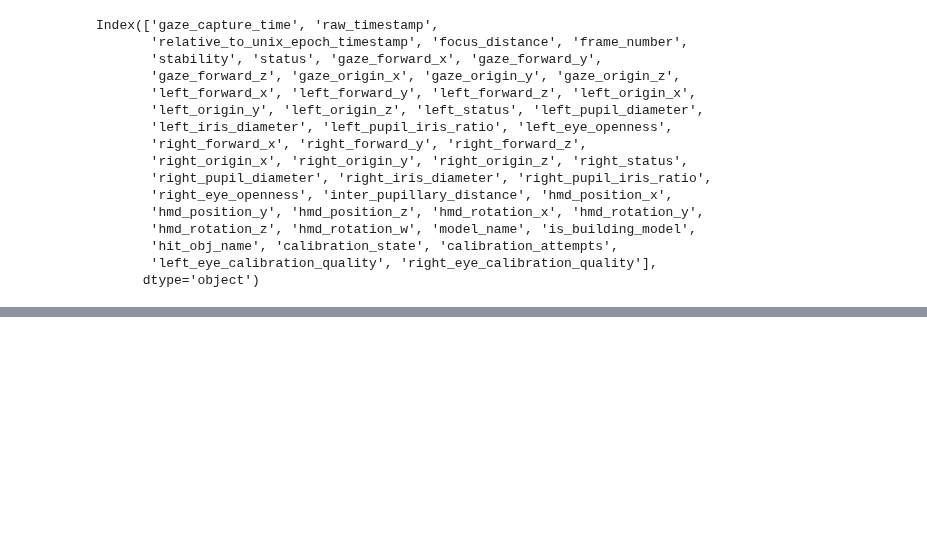
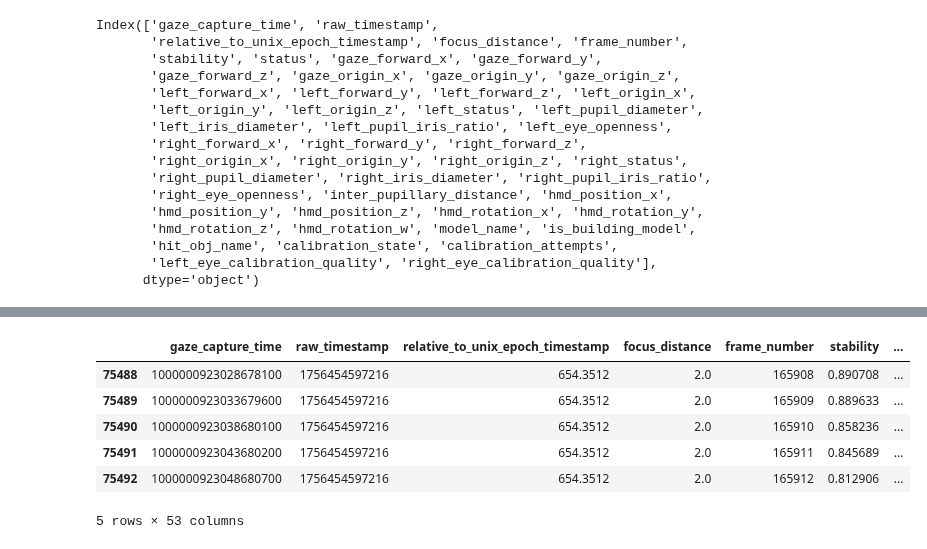
Before and after one commit to JohnMadrid/lego-vr-analysis, a Jupyter notebook: model_gazes.ipynb, the cells around one changed output, grey strips where cells are left out. Cells and saved outputs as stored; diff of their text form; code cells hidden in the pictures; blank space fills up the shorter version.

```diff
--- a/model_gazes.ipynb
+++ b/model_gazes.ipynb
@@ -49,3 +90,52 @@ Index(['gaze_capture_time', 'raw_timestamp',
+# %%
+# Filter rows and make a copy to avoid SettingWithCopyWarning
+df = df[(df["model_name"] != "TM") & (df["is_building_model"] == True)].copy()
+
+# Determine the unique model names in order of appearance
+unique_models = df["model_name"].drop_duplicates().tolist()
+
+# Assign condition based on position of model in unique_models
+model_to_condition = {}
+for idx, model in enumerate(unique_models):
+    if idx < 6:
+        model_to_condition[model] = "constant"
+    elif idx < 12:
+        model_to_condition[model] = "0.7s delay"
+    elif idx < 18:
+        model_to_condition[model] = "2.0s delay"
+    else:
+        model_to_condition[model] = "unknown"
+
+df.loc[:, "condition"] = df["model_name"].map(model_to_condition)
+
+# Assign complexity_level based on model_name content
+def get_complexity_level(model_name):
+    if "C1" in model_name:
+        return "easy"
+    elif "C2" in model_name:
+        return "medium"
+    elif "C3" in model_name:
+        return "high"
+    else:
+        return "unknown"
+
+df.loc[:, "complexity_level"] = df["model_name"].apply(get_complexity_level)
+
+# Assign 'Fam vs Abs' column: 'familiar' if 'F' in model_name, else 'abstract'
+def get_fam_vs_abs(model_name):
+    return "familiar" if "F" in model_name else "abstract"
+
+df.loc[:, "Fam_Abs"] = df["model_name"].apply(get_fam_vs_abs)
+
+df.head()
+# %% [output]
+|  | gaze_capture_time | raw_timestamp | relative_to_unix_epoch_timestamp | focus_distance | frame_number | stability | ... |
+| 75488 | 1000000923028678100 | 1756454597216 | 654.3512 | 2.0 | 165908 | 0.890708 | ... |
+| 75489 | 1000000923033679600 | 1756454597216 | 654.3512 | 2.0 | 165909 | 0.889633 | ... |
+| 75490 | 1000000923038680100 | 1756454597216 | 654.3512 | 2.0 | 165910 | 0.858236 | ... |
+| 75491 | 1000000923043680200 | 1756454597216 | 654.3512 | 2.0 | 165911 | 0.845689 | ... |
+| 75492 | 1000000923048680700 | 1756454597216 | 654.3512 | 2.0 | 165912 | 0.812906 | ... |
+5 rows × 53 columns
 # %%
 import numpy as np
 
```
Also changed, not shown: parts of 5 cells of this notebook.
